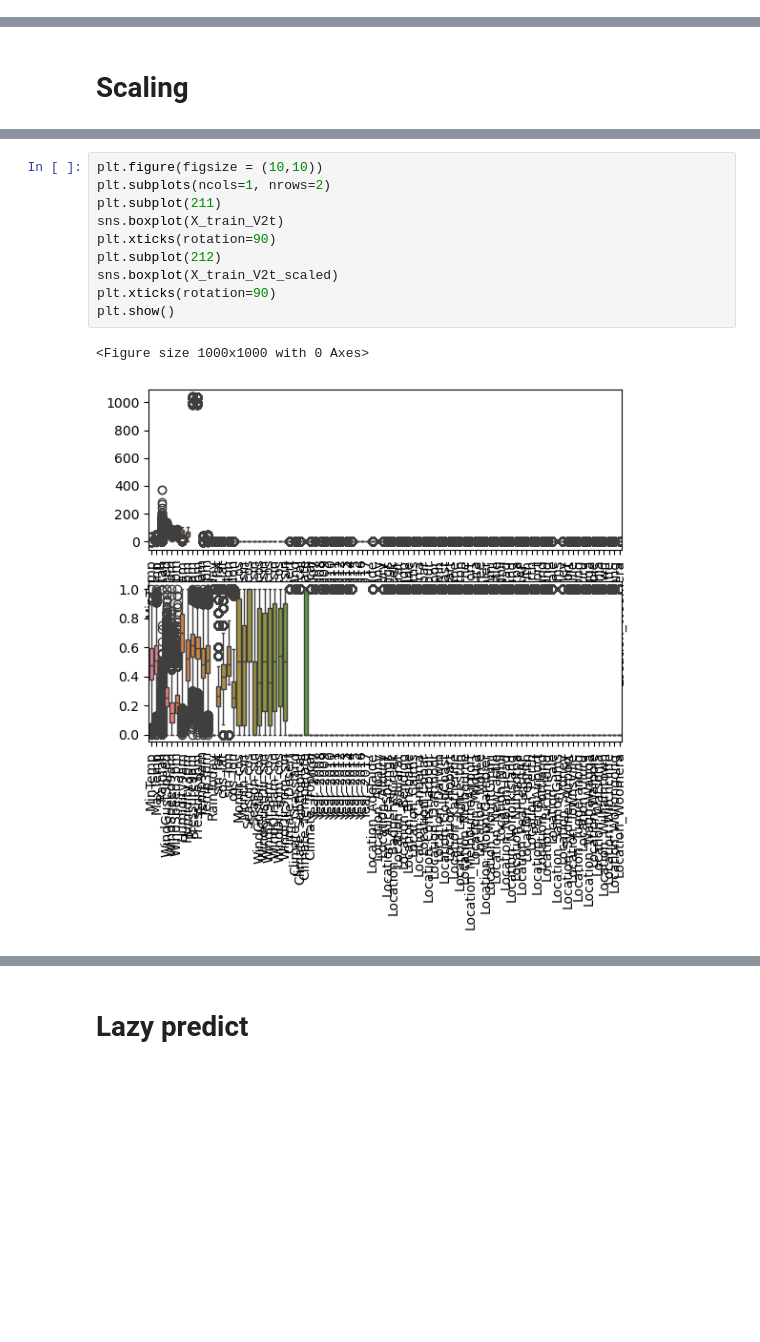
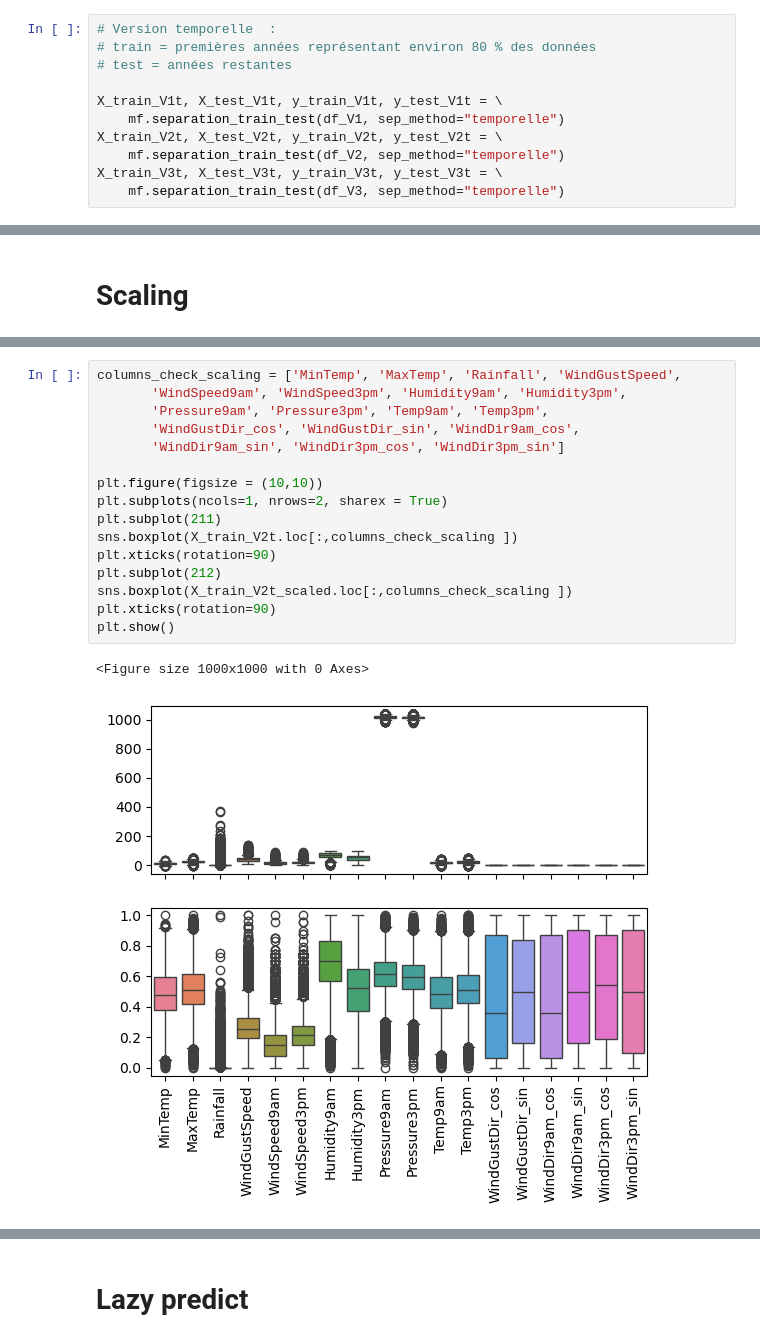
Before and after one commit to alastirm/NOV24_MLOPS_METEO, a Jupyter notebook: src/modelling_global_VF.ipynb, the cells around one changed output, grey strips where cells are left out. Saved outputs shown, nothing was run; the diff lists cells and outputs as text; blank space fills up the shorter version.

Commit message:
Modifications modèle global + preprocessing V3
ajout d'une fonction pour optimiser selon plusieurs métriques + graphes pour le modèle global + modélisation sur le jeu de données V3

```diff
--- a/src/modelling_global_VF.ipynb
+++ b/src/modelling_global_VF.ipynb
@@ -120,0 +114,11 @@ Séparation des données avant et après  2015
+# %%
+# Version temporelle  :
+# train = premières années représentant environ 80 % des données
+# test = années restantes
+
+X_train_V1t, X_test_V1t, y_train_V1t, y_test_V1t = \
+    mf.separation_train_test(df_V1, sep_method="temporelle")
+X_train_V2t, X_test_V2t, y_train_V2t, y_test_V2t = \
+    mf.separation_train_test(df_V2, sep_method="temporelle")
+X_train_V3t, X_test_V3t, y_train_V3t, y_test_V3t = \
+    mf.separation_train_test(df_V3, sep_method="temporelle")
@@ -136,13 +169,19 @@ X_train_V2t_scaled, X_test_V2t_scaled = mf.scaling(X_train_V2t, X_test_V2t, scal
 # %%
+columns_check_scaling = ['MinTemp', 'MaxTemp', 'Rainfall', 'WindGustSpeed',
+       'WindSpeed9am', 'WindSpeed3pm', 'Humidity9am', 'Humidity3pm',
+       'Pressure9am', 'Pressure3pm', 'Temp9am', 'Temp3pm',
+       'WindGustDir_cos', 'WindGustDir_sin', 'WindDir9am_cos',
+       'WindDir9am_sin', 'WindDir3pm_cos', 'WindDir3pm_sin']
+
 plt.figure(figsize = (10,10))
-plt.subplots(ncols=1, nrows=2)
+plt.subplots(ncols=1, nrows=2, sharex = True)
 plt.subplot(211)
-sns.boxplot(X_train_V2t)
+sns.boxplot(X_train_V2t.loc[:,columns_check_scaling ])
 plt.xticks(rotation=90)
 plt.subplot(212)
-sns.boxplot(X_train_V2t_scaled)
+sns.boxplot(X_train_V2t_scaled.loc[:,columns_check_scaling ])
 plt.xticks(rotation=90)
 plt.show()
 # %% [output]
 <Figure size 1000x1000 with 0 Axes>
-[figure, old version]
+[figure, new version]
```
Also changed, not shown: parts of 41 cells of this notebook, 2 other files.
